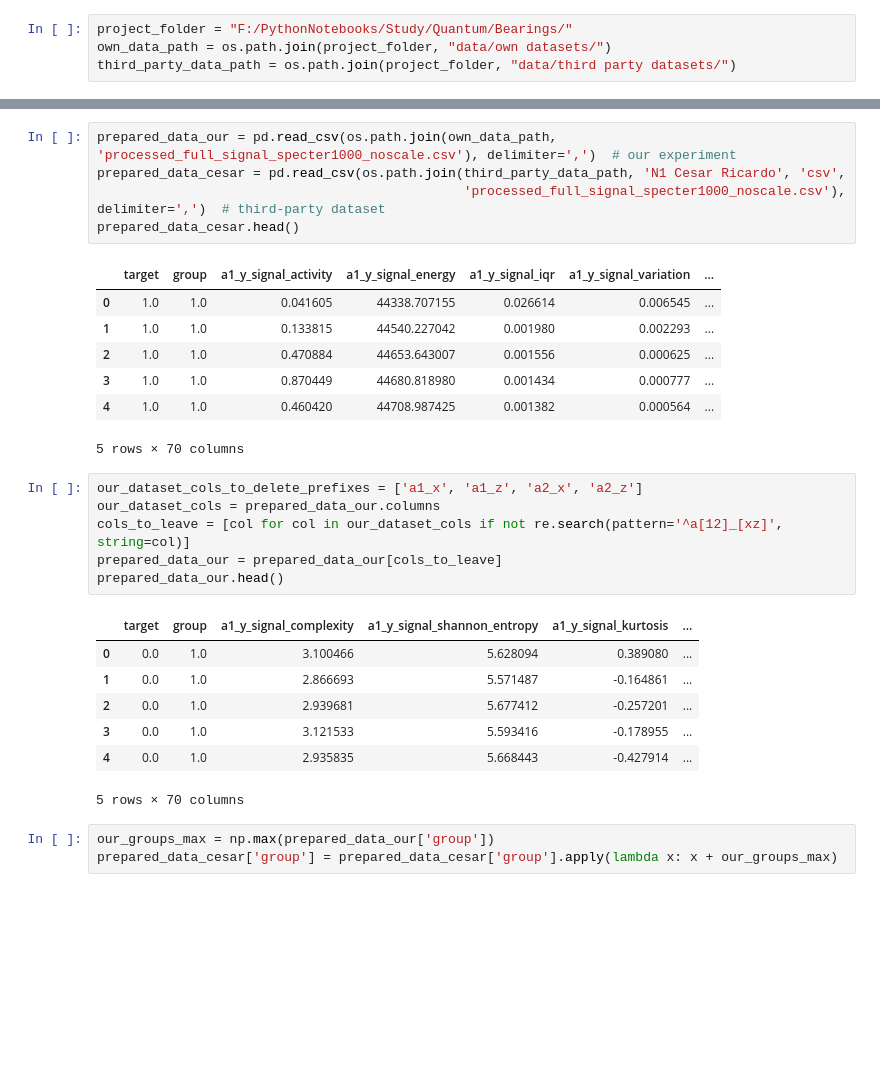
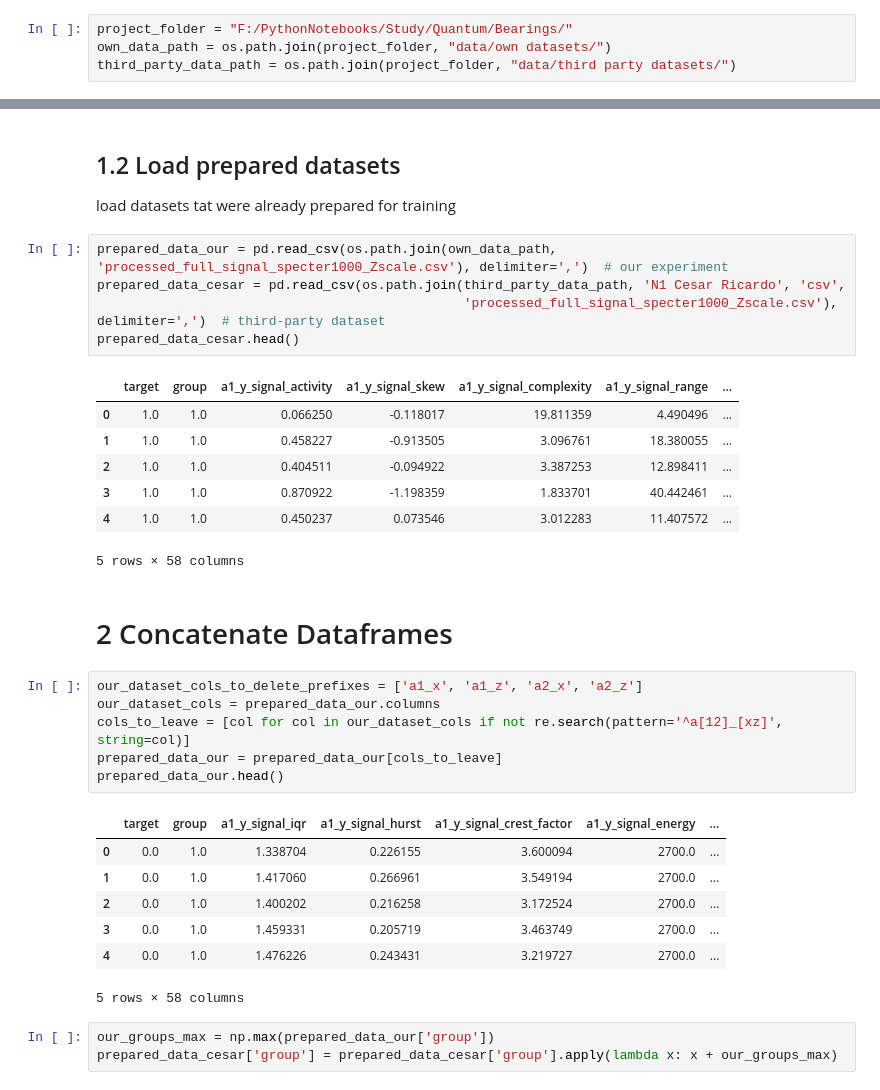
Before and after one commit to RuslanBabudzhan/QuantumBearings, a Jupyter notebook: notebooks/CompareDatasets.ipynb, the cells around one changed output, grey strips where cells are left out. Cells and saved outputs as stored; diff of their text form; blank space fills up the shorter version.

```diff
--- a/notebooks/CompareDatasets.ipynb
+++ b/notebooks/CompareDatasets.ipynb
@@ -15,16 +77,21 @@ third_party_data_path = os.path.join(project_folder, "data/third party datasets/
+# %% [markdown]
+## 1.2 Load prepared datasets
+load datasets tat were already prepared for training
 # %%
-prepared_data_our = pd.read_csv(os.path.join(own_data_path, 'processed_full_signal_specter1000_noscale.csv'), delimiter=',')  # our experiment
+prepared_data_our = pd.read_csv(os.path.join(own_data_path, 'processed_full_signal_specter1000_Zscale.csv'), delimiter=',')  # our experiment
 prepared_data_cesar = pd.read_csv(os.path.join(third_party_data_path, 'N1 Cesar Ricardo', 'csv',
-                                               'processed_full_signal_specter1000_noscale.csv'), delimiter=',')  # third-party dataset
+                                               'processed_full_signal_specter1000_Zscale.csv'), delimiter=',')  # third-party dataset
 prepared_data_cesar.head()
 # %% [output]
-|  | target | group | a1_y_signal_activity | a1_y_signal_energy | a1_y_signal_iqr | a1_y_signal_variation | ... |
-| 0 | 1.0 | 1.0 | 0.041605 | 44338.707155 | 0.026614 | 0.006545 | ... |
-| 1 | 1.0 | 1.0 | 0.133815 | 44540.227042 | 0.001980 | 0.002293 | ... |
-| 2 | 1.0 | 1.0 | 0.470884 | 44653.643007 | 0.001556 | 0.000625 | ... |
-| 3 | 1.0 | 1.0 | 0.870449 | 44680.818980 | 0.001434 | 0.000777 | ... |
-| 4 | 1.0 | 1.0 | 0.460420 | 44708.987425 | 0.001382 | 0.000564 | ... |
+|  | target | group | a1_y_signal_activity | a1_y_signal_skew | a1_y_signal_complexity | a1_y_signal_range | ... |
+| 0 | 1.0 | 1.0 | 0.066250 | -0.118017 | 19.811359 | 4.490496 | ... |
+| 1 | 1.0 | 1.0 | 0.458227 | -0.913505 | 3.096761 | 18.380055 | ... |
+| 2 | 1.0 | 1.0 | 0.404511 | -0.094922 | 3.387253 | 12.898411 | ... |
+| 3 | 1.0 | 1.0 | 0.870922 | -1.198359 | 1.833701 | 40.442461 | ... |
+| 4 | 1.0 | 1.0 | 0.450237 | 0.073546 | 3.012283 | 11.407572 | ... |
-5 rows × 70 columns
+5 rows × 58 columns
+# %% [markdown]
+# 2 Concatenate Dataframes
 # %%
 our_dataset_cols_to_delete_prefixes = ['a1_x', 'a1_z', 'a2_x', 'a2_z']
 our_dataset_cols = prepared_data_our.columns
@@ -32,13 +99,13 @@ cols_to_leave = [col for col in our_dataset_cols if not re.search(pattern='^a[12
 prepared_data_our = prepared_data_our[cols_to_leave]
 prepared_data_our.head()
 # %% [output]
-|  | target | group | a1_y_signal_complexity | a1_y_signal_shannon_entropy | a1_y_signal_kurtosis | ... |
-| 0 | 0.0 | 1.0 | 3.100466 | 5.628094 | 0.389080 | ... |
-| 1 | 0.0 | 1.0 | 2.866693 | 5.571487 | -0.164861 | ... |
-| 2 | 0.0 | 1.0 | 2.939681 | 5.677412 | -0.257201 | ... |
-| 3 | 0.0 | 1.0 | 3.121533 | 5.593416 | -0.178955 | ... |
-| 4 | 0.0 | 1.0 | 2.935835 | 5.668443 | -0.427914 | ... |
+|  | target | group | a1_y_signal_iqr | a1_y_signal_hurst | a1_y_signal_crest_factor | a1_y_signal_energy | ... |
+| 0 | 0.0 | 1.0 | 1.338704 | 0.226155 | 3.600094 | 2700.0 | ... |
+| 1 | 0.0 | 1.0 | 1.417060 | 0.266961 | 3.549194 | 2700.0 | ... |
+| 2 | 0.0 | 1.0 | 1.400202 | 0.216258 | 3.172524 | 2700.0 | ... |
+| 3 | 0.0 | 1.0 | 1.459331 | 0.205719 | 3.463749 | 2700.0 | ... |
+| 4 | 0.0 | 1.0 | 1.476226 | 0.243431 | 3.219727 | 2700.0 | ... |
-5 rows × 70 columns
+5 rows × 58 columns
 # %%
 our_groups_max = np.max(prepared_data_our['group'])
 prepared_data_cesar['group'] = prepared_data_cesar['group'].apply(lambda x: x + our_groups_max)
```
Also changed, not shown: parts of 11 cells of this notebook, 2 other files.
